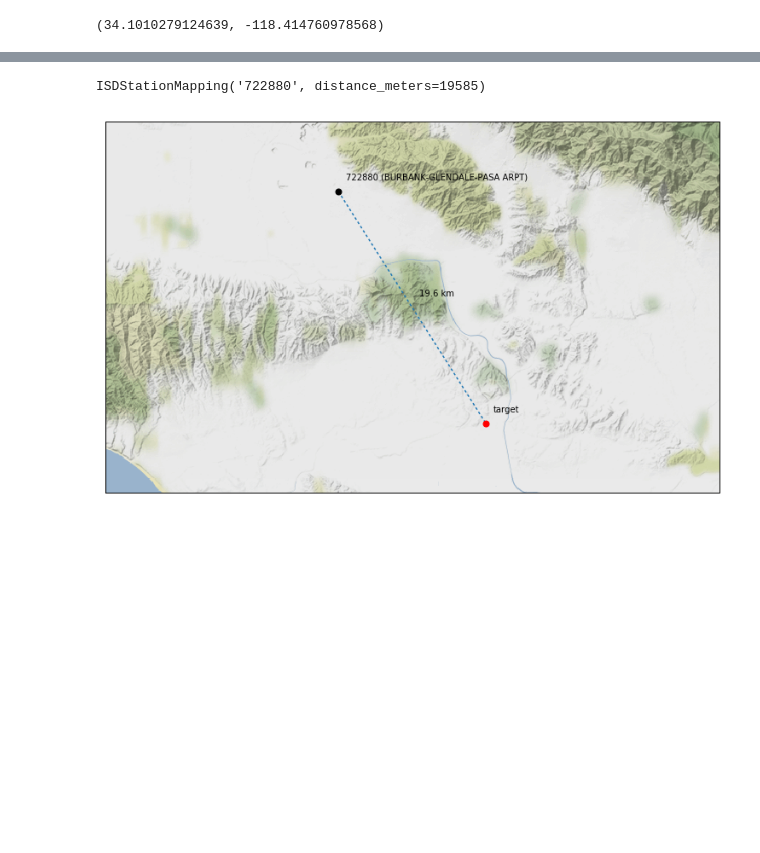
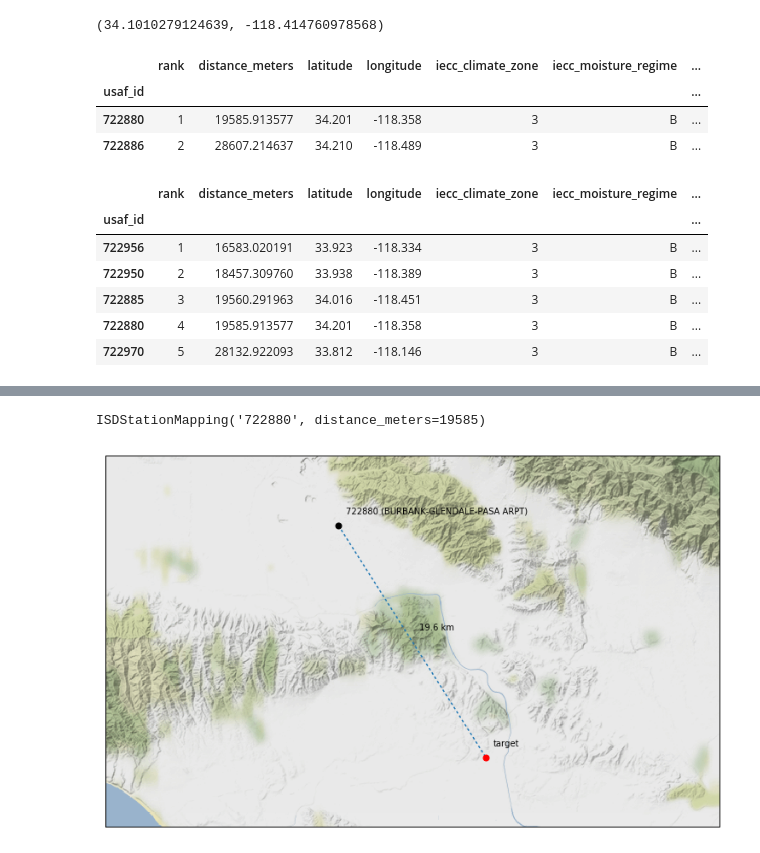
Before and after one commit to openeemeter/eeweather, a Jupyter notebook: scripts/tutorial.ipynb, the cells around one changed output, grey strips where cells are left out. Saved outputs shown, nothing was run; the diff lists cells and outputs as text; code cells hidden in the pictures; blank space fills up the shorter version.

```diff
--- a/scripts/tutorial.ipynb
+++ b/scripts/tutorial.ipynb
@@ -45,0 +40,7 @@ lat, long = (34.0522, -118.2437)
+# %%
+cz_candidates.head()
+# %% [output]
+|  | rank | distance_meters | latitude | longitude | iecc_climate_zone | iecc_moisture_regime | ... |
+| usaf_id |  |  |  |  |  |  | ... |
+| 722880 | 1 | 19585.913577 | 34.201 | -118.358 | 3 | B | ... |
+| 722886 | 2 | 28607.214637 | 34.210 | -118.489 | 3 | B | ... |
@@ -45,0 +54,10 @@ lat, long = (34.0522, -118.2437)
+# %%
+all_candidates.head()
+# %% [output]
+|  | rank | distance_meters | latitude | longitude | iecc_climate_zone | iecc_moisture_regime | ... |
+| usaf_id |  |  |  |  |  |  | ... |
+| 722956 | 1 | 16583.020191 | 33.923 | -118.334 | 3 | B | ... |
+| 722950 | 2 | 18457.309760 | 33.938 | -118.389 | 3 | B | ... |
+| 722885 | 3 | 19560.291963 | 34.016 | -118.451 | 3 | B | ... |
+| 722880 | 4 | 19585.913577 | 34.201 | -118.358 | 3 | B | ... |
+| 722970 | 5 | 28132.922093 | 33.812 | -118.146 | 3 | B | ... |
```
Also changed, not shown: parts of 6 cells of this notebook, 3 other files.
